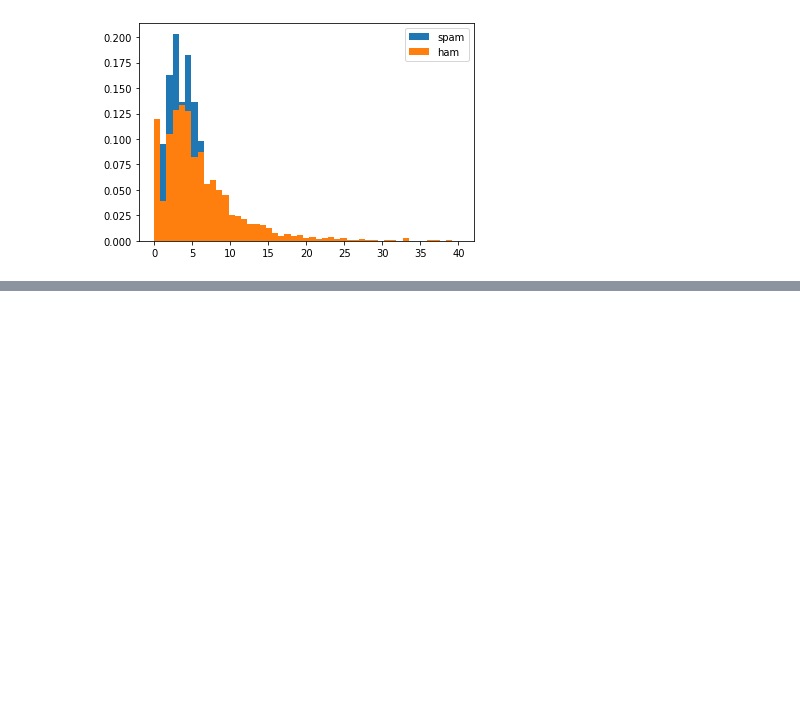
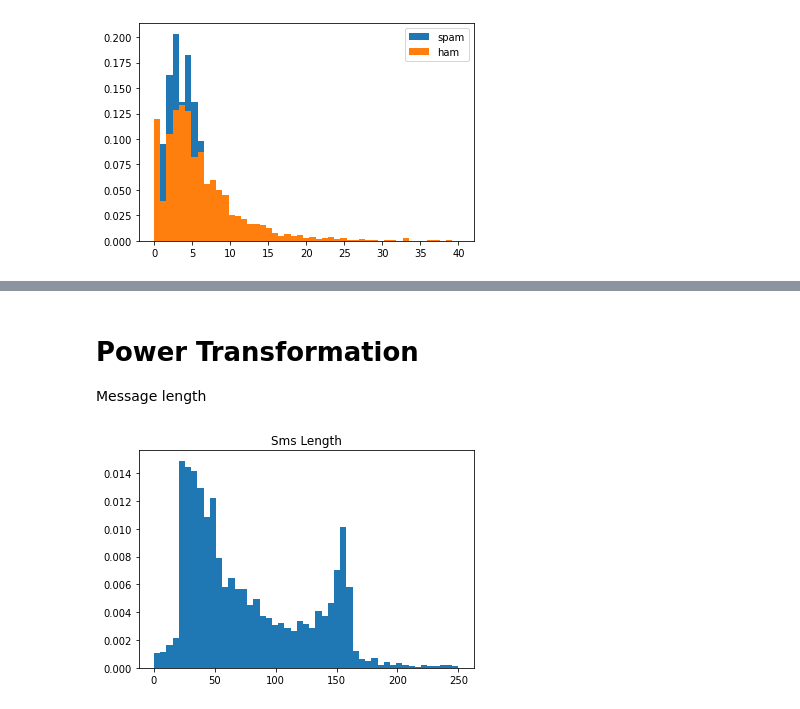
Before and after one commit to memetics19/Sms_spam_collection-, a Jupyter notebook: SMS_Spam_Collection.ipynb, the cells around one changed output, grey strips where cells are left out. Cells and saved outputs as stored; diff of their text form; code cells hidden in the pictures; blank space fills up the shorter version.

```diff
--- a/SMS_Spam_Collection.ipynb
+++ b/SMS_Spam_Collection.ipynb
@@ -337,0 +389,11 @@ pyplot.show()
+# %% [markdown]
+# Power Transformation
+
+Message length
+# %%
+bin = np.linspace(0,250,50)
+pyplot.hist(data['sms_length'],bin,density = True)
+pyplot.title('Sms Length')
+pyplot.show() # Bi modal graph
+# %% [output]
+[figure, added]
```
Also changed, not shown: parts of 18 cells of this notebook.
